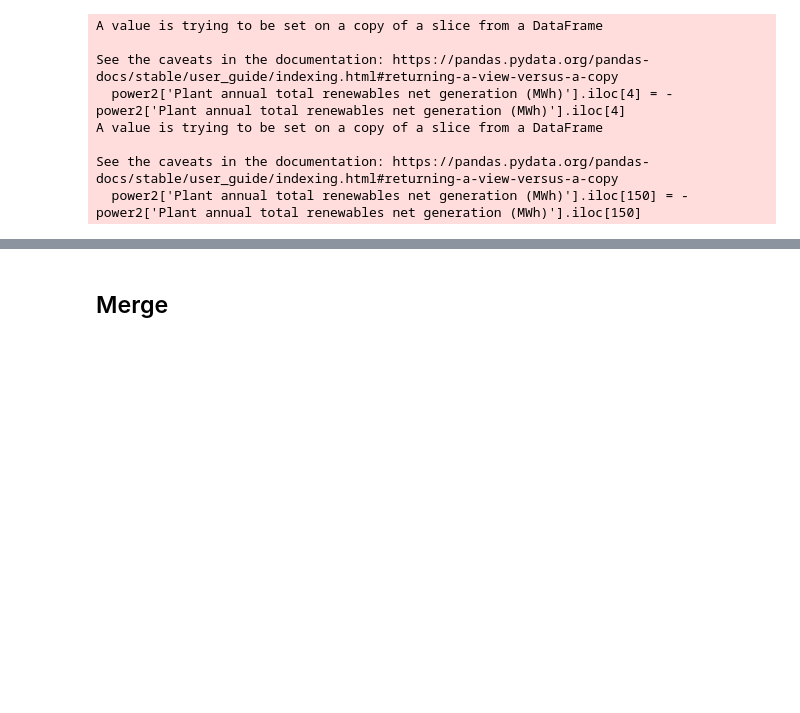
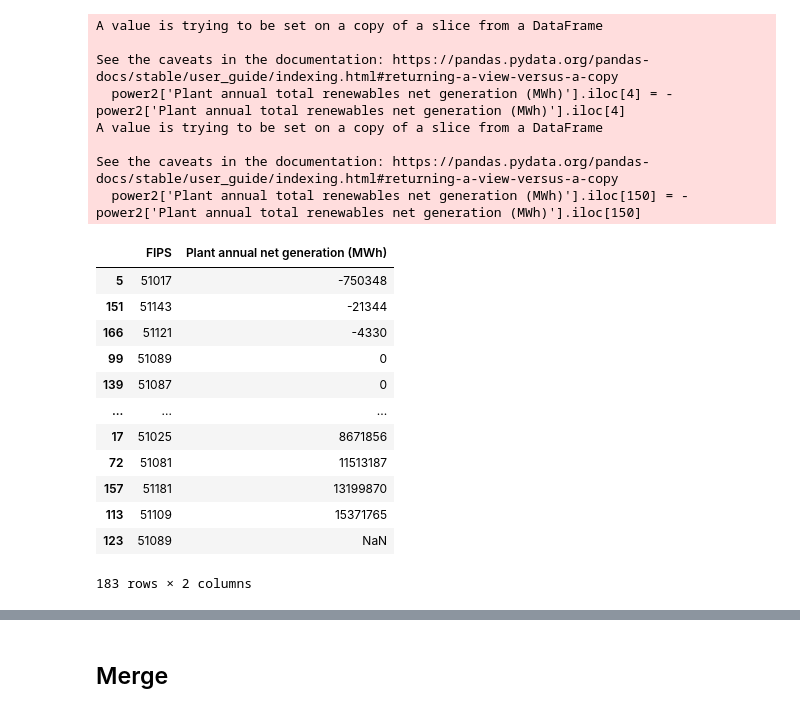
Before and after one commit to hrnur/uvaeicapstone, a Jupyter notebook: data-cleaning-code/New_data.ipynb, the cells around one changed output, grey strips where cells are left out. Saved outputs shown, nothing was run; the diff lists cells and outputs as text; code cells hidden in the pictures; blank space fills up the shorter version.

```diff
--- a/data-cleaning-code/New_data.ipynb
+++ b/data-cleaning-code/New_data.ipynb
@@ -163,3 +163,22 @@ power2 = power2.groupby('FIPS').agg({'Plant annual total renewables net generati
 power2 = power2.reset_index()
 # %%
 power2['FIPS'] = power2['FIPS'].astype('str')
+# %%
+#subset df
+power3 = power[['FIPS','Plant annual net generation (MWh)']]
+# %%
+power3.sort_values(by='Plant annual net generation (MWh)')
+# %% [output]
+|  | FIPS | Plant annual net generation (MWh) |
+| 5 | 51017 | -750348 |
+| 151 | 51143 | -21344 |
+| 166 | 51121 | -4330 |
+| 99 | 51089 | 0 |
+| 139 | 51087 | 0 |
+| ... | ... | ... |
+| 17 | 51025 | 8671856 |
+| 72 | 51081 | 11513187 |
+| 157 | 51181 | 13199870 |
+| 113 | 51109 | 15371765 |
+| 123 | 51089 | NaN |
+183 rows × 2 columns
```
Also changed, not shown: parts of 10 cells of this notebook.
